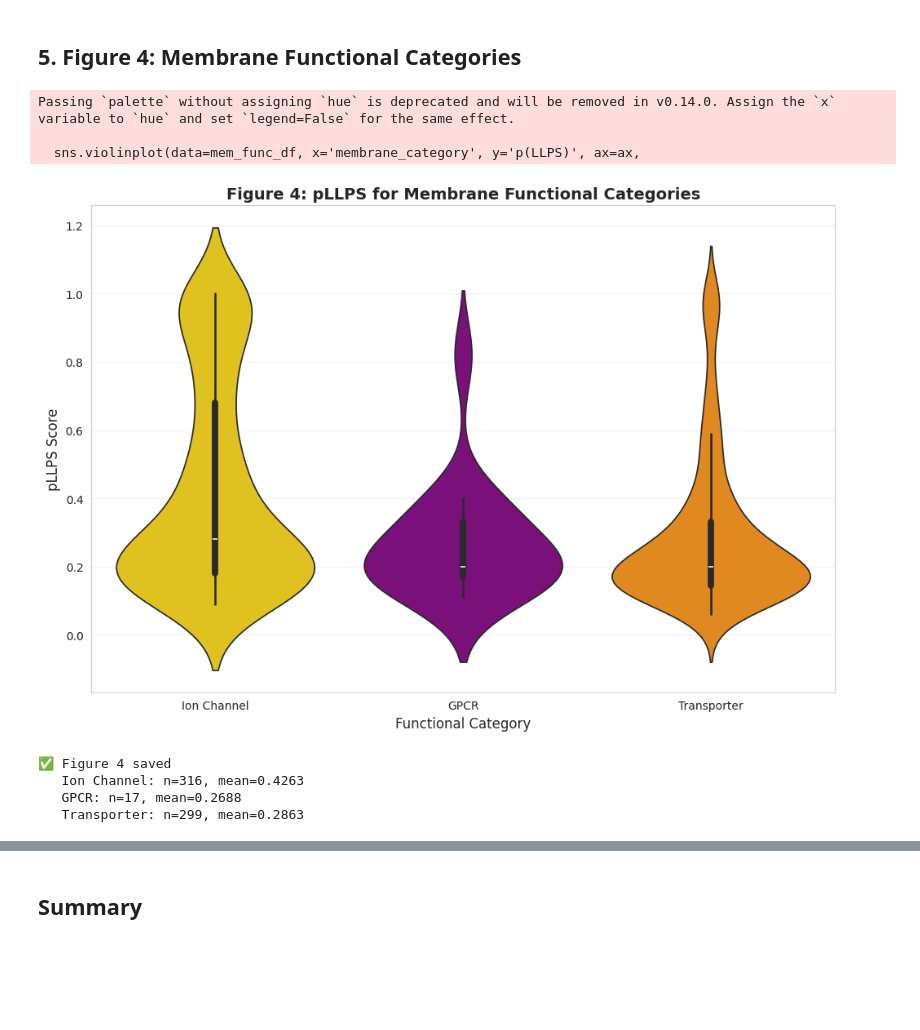
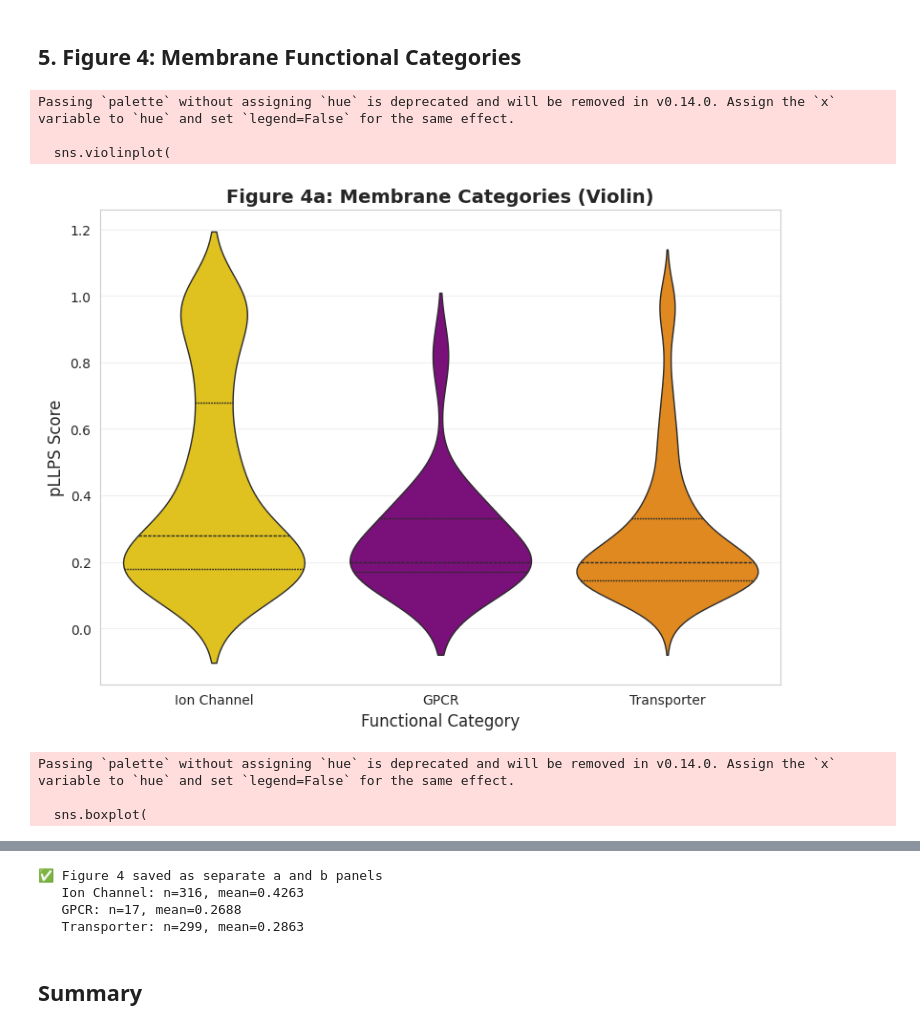
Before and after one commit to j-a-hill/mem_prot_llps, a Jupyter notebook: 07_figure_generation.ipynb, the cells around one changed output, grey strips where cells are left out. Cells and saved outputs as stored; diff of their text form; code cells hidden in the pictures; blank space fills up the shorter version.

```diff
--- a/07_figure_generation.ipynb
+++ b/07_figure_generation.ipynb
@@ -269,49 +382,74 @@ AttributeError: 'Index' object has no attribute 'head'
 # %%
 # Classify membrane proteins
 def classify_membrane_function(row):
     if not row['is_membrane']:
         return 'Other'
     fg = str(row['Functional Group']).lower()
     if 'ion channel' in fg:
         return 'Ion Channel'
     elif 'transporter' in fg:
         return 'Transporter'
     elif 'gpcr' in fg:
         return 'GPCR'
     return 'Other'
 
 df['membrane_category'] = df.apply(classify_membrane_function, axis=1)
 
 # Filter to three categories
 mem_func_df = df[df['membrane_category'].isin(['Ion Channel', 'Transporter', 'GPCR'])]
 
-# Create figure
-fig, ax = plt.subplots(figsize=(10, 7))
-
-order_cat = mem_func_df.groupby('membrane_category')['p(LLPS)'].median().sort_values(ascending=False).index
+order_cat = mem_func_df.groupby('membrane_category')['p(LLPS)'].median().sort_values(ascending=False).index.tolist()
 cat_palette = [COLOR_PALETTE[cat] for cat in order_cat]
 
-sns.violinplot(data=mem_func_df, x='membrane_category', y='p(LLPS)', ax=ax,
-               order=order_cat, palette=cat_palette, inner='box')
-ax.set_title('Figure 4: pLLPS for Membrane Functional Categories', fontsize=14, fontweight='bold')
-ax.set_xlabel('Functional Category', fontsize=12)
-ax.set_ylabel('pLLPS Score', fontsize=12)
-ax.grid(alpha=0.3, axis='y')
-
+# Figure 4a: Violin Plot
+fig1, ax1 = plt.subplots(figsize=(8, 6))
+sns.violinplot(
+    data=mem_func_df,
+    x='membrane_category',
+    y='p(LLPS)',
+    order=order_cat,
+    palette=cat_palette,
+    inner='quartile',
+    linewidth=1,
+    ax=ax1
+ )
+ax1.set_title('Figure 4a: Membrane Categories (Violin)', fontsize=14, fontweight='bold')
+ax1.set_xlabel('Functional Category', fontsize=12)
+ax1.set_ylabel('pLLPS Score', fontsize=12)
+ax1.grid(alpha=0.3, axis='y')
 plt.tight_layout()
-plt.savefig(fig_dir / 'fig4_membrane_categories.png', dpi=300, bbox_inches='tight')
+plt.savefig(fig_dir / 'fig4a_membrane_categories_violin.png', dpi=300, bbox_inches='tight')
 plt.show()
 
-print(f"\n✅ Figure 4 saved")
+# Figure 4b: Box Plot
+fig2, ax2 = plt.subplots(figsize=(8, 6))
+sns.boxplot(
+    data=mem_func_df,
+    x='membrane_category',
+    y='p(LLPS)',
+    order=order_cat,
+    palette=cat_palette,
+    width=0.4,
+    showfliers=False,
+    ax=ax2
+ )
+ax2.set_title('Figure 4b: Membrane Categories (Box)', fontsize=14, fontweight='bold')
+ax2.set_xlabel('Functional Category', fontsize=12)
+ax2.set_ylabel('pLLPS Score', fontsize=12)
+ax2.grid(alpha=0.3, axis='y')
+plt.tight_layout()
+plt.savefig(fig_dir / 'fig4b_membrane_categories_box.png', dpi=300, bbox_inches='tight')
+plt.show()
+
+print("\n✅ Figure 4 saved as separate a and b panels")
 for cat in order_cat:
     subset = mem_func_df[mem_func_df['membrane_category'] == cat]['p(LLPS)'].dropna()
     print(f"   {cat}: n={len(subset)}, mean={subset.mean():.4f}")
 # %% [output]
 Passing `palette` without assigning `hue` is deprecated and will be removed in v0.14.0. Assign the `x` variable to `hue` and set `legend=False` for the same effect.
 
-  sns.violinplot(data=mem_func_df, x='membrane_category', y='p(LLPS)', ax=ax,
+  sns.violinplot(
-[figure, old version]
+[figure, new version]
-✅ Figure 4 saved
-   Ion Channel: n=316, mean=0.4263
-   GPCR: n=17, mean=0.2688
-   Transporter: n=299, mean=0.2863
+Passing `palette` without assigning `hue` is deprecated and will be removed in v0.14.0. Assign the `x` variable to `hue` and set `legend=False` for the same effect.
+
+  sns.boxplot(
@@ -318,3 +457,7 @@ Passing `palette` without assigning `hue` is deprecated and will be removed in v
+✅ Figure 4 saved as separate a and b panels
+   Ion Channel: n=316, mean=0.4263
+   GPCR: n=17, mean=0.2688
+   Transporter: n=299, mean=0.2863
 # %% [markdown]
 ## Summary
 # %%
```
Also changed, not shown: parts of 5 cells of this notebook, 21 other files.
